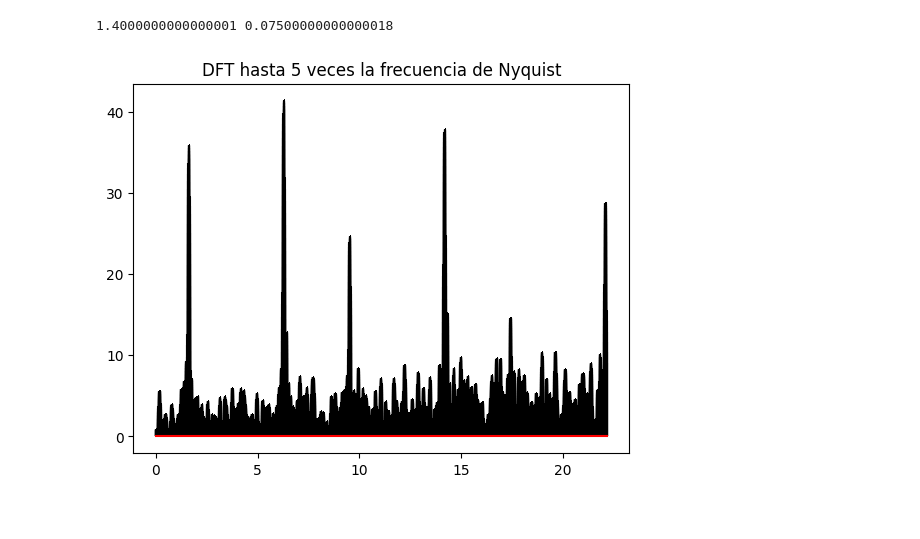
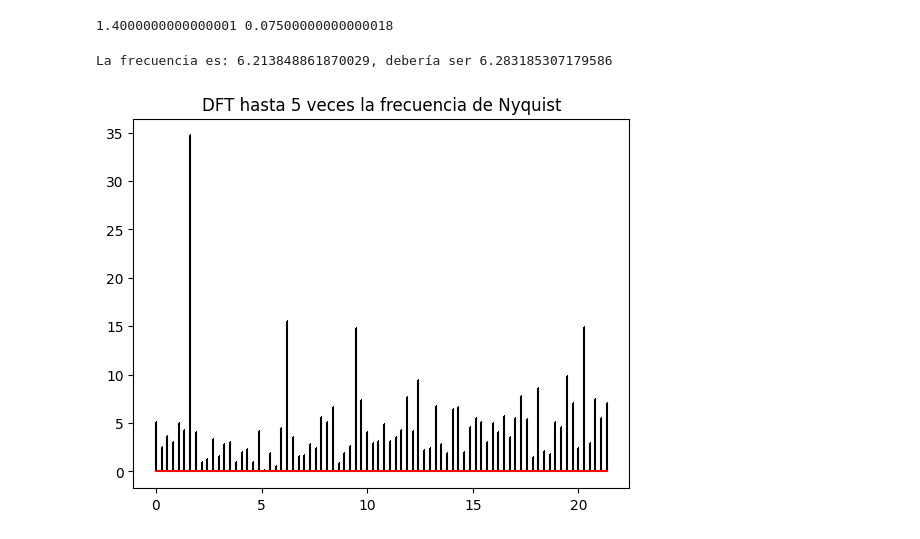
Before and after one commit to danielF235/Met-Comp2-G15, a Jupyter notebook: taller1.ipynb, the cells around one changed output. Cells and saved outputs as stored; diff of their text form; code cells hidden in the pictures.

```diff
--- a/taller1.ipynb
+++ b/taller1.ipynb
@@ -54,19 +54,21 @@ print(max,ancho)
 # %%
 #Punto 4
 
 N = 80
 ts_0 = np.linspace(0,10,N)
 ts = ts_0 + np.random.normal(0.,0.01,N)
 f = 2*np.pi
 ys = np.sin(2*np.pi*ts*f)
 veces_freq = 5
 deltates = np.diff(ts)
 dt = mode(deltates)
 
-frecuencias, transformada= DFT(ts,ys, R=veces_freq, N=len(ts)*100,deltat=dt)
+frecuencias, transformada= DFT(ts,ys, R=veces_freq, N=len(ts),deltat=dt)
 
+print(f"La frecuencia es: {frecuencias[np.argmax(transformada)]}, debería ser {2*np.pi}")
 plt.stem(frecuencias, np.absolute(transformada), linefmt='k-', markerfmt=',', basefmt='r-')
 plt.title(f"DFT hasta {veces_freq} veces la frecuencia de Nyquist")
 plt.show()
 # %% [output]
+La frecuencia es: 6.213848861870029, debería ser 6.283185307179586
-[figure, old version]
+[figure, new version]
```
Also changed, not shown: parts of 4 cells of this notebook.
